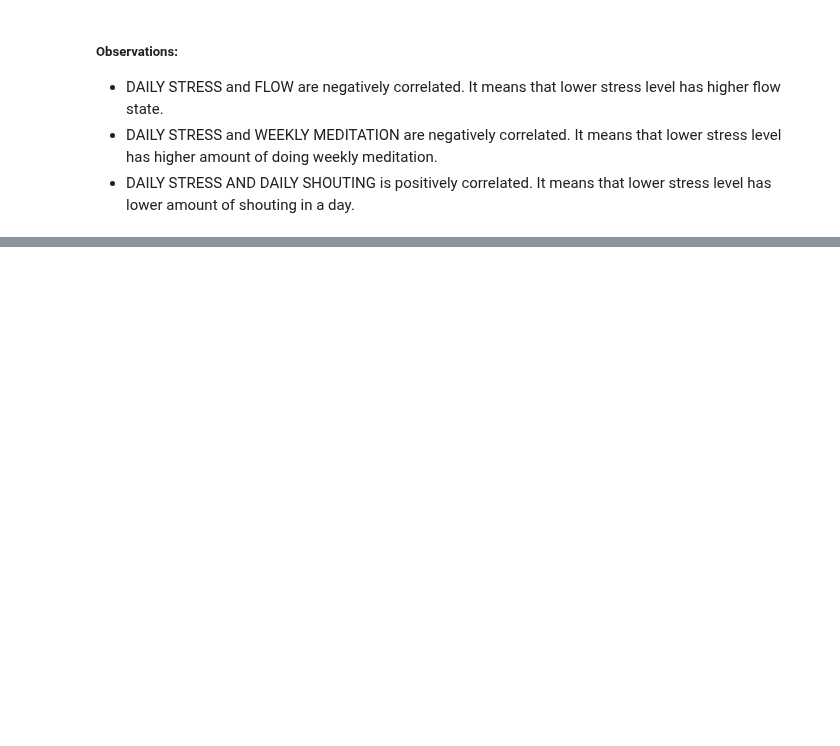
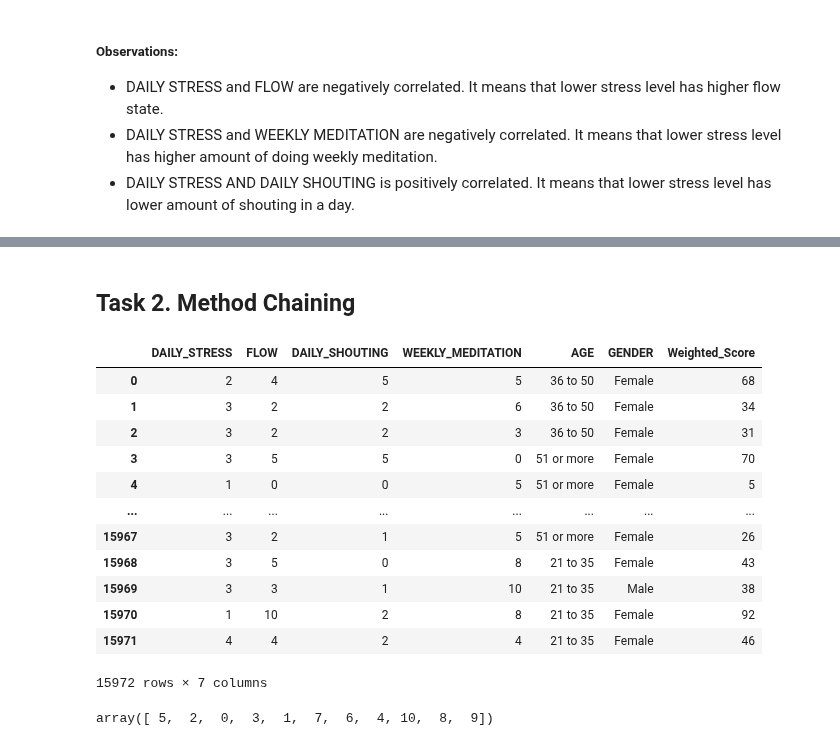
Before and after one commit to ubco-W2022T2-data301/project-group-group06, a Jupyter notebook: analysis/analysis1.ipynb, the cells around one changed output, grey strips where cells are left out. Drawn from its saved outputs; the diff is of its cells as text; code cells hidden in the pictures; blank space fills up the shorter version.

Commit message:
start method chaining

```diff
--- a/analysis/analysis1.ipynb
+++ b/analysis/analysis1.ipynb
@@ -252,0 +261,35 @@ sns.heatmap(corr, xticklabels=corr.columns, yticklabels=corr.columns, annot=True
+# %% [markdown]
+## Task 2. Method Chaining
+# %%
+import pandas as pd
+import numpy as np
+
+data1 = (
+    pd.read_csv("../data/raw/Wellbeing_and_lifestyle_data_Kaggle.csv")
+    .drop(['Timestamp', 'FRUITS_VEGGIES', 'PLACES_VISITED', 'CORE_CIRCLE', 'SUPPORTING_OTHERS',
+                          'SOCIAL_NETWORK', 'ACHIEVEMENT', 'DONATION', 'BMI_RANGE', 'TODO_COMPLETED', 'DAILY_STEPS',
+                          'LIVE_VISION', 'SLEEP_HOURS', 'LOST_VACATION', 'SUFFICIENT_INCOME', 'PERSONAL_AWARDS',
+                          'TIME_FOR_PASSION', 'WORK_LIFE_BALANCE_SCORE'], axis = "columns")
+    .dropna()
+    .assign(Weighted_Score = 7*data1['FLOW'] + 7*data1['DAILY_SHOUTING'] + data1['WEEKLY_MEDITATION'])
+)
+# %%
+data1
+# %% [output]
+|  | DAILY_STRESS | FLOW | DAILY_SHOUTING | WEEKLY_MEDITATION | AGE | GENDER | Weighted_Score |
+| 0 | 2 | 4 | 5 | 5 | 36 to 50 | Female | 68 |
+| 1 | 3 | 2 | 2 | 6 | 36 to 50 | Female | 34 |
+| 2 | 3 | 2 | 2 | 3 | 36 to 50 | Female | 31 |
+| 3 | 3 | 5 | 5 | 0 | 51 or more | Female | 70 |
+| 4 | 1 | 0 | 0 | 5 | 51 or more | Female | 5 |
+| ... | ... | ... | ... | ... | ... | ... | ... |
+| 15967 | 3 | 2 | 1 | 5 | 51 or more | Female | 26 |
+| 15968 | 3 | 5 | 0 | 8 | 21 to 35 | Female | 43 |
+| 15969 | 3 | 3 | 1 | 10 | 21 to 35 | Male | 38 |
+| 15970 | 1 | 10 | 2 | 8 | 21 to 35 | Female | 92 |
+| 15971 | 4 | 4 | 2 | 4 | 21 to 35 | Female | 46 |
+15972 rows × 7 columns
+# %%
+data1.DAILY_SHOUTING.unique()
+# %% [output]
+array([ 5,  2,  0,  3,  1,  7,  6,  4, 10,  8,  9])
```
Also changed, not shown: parts of 3 cells of this notebook.
